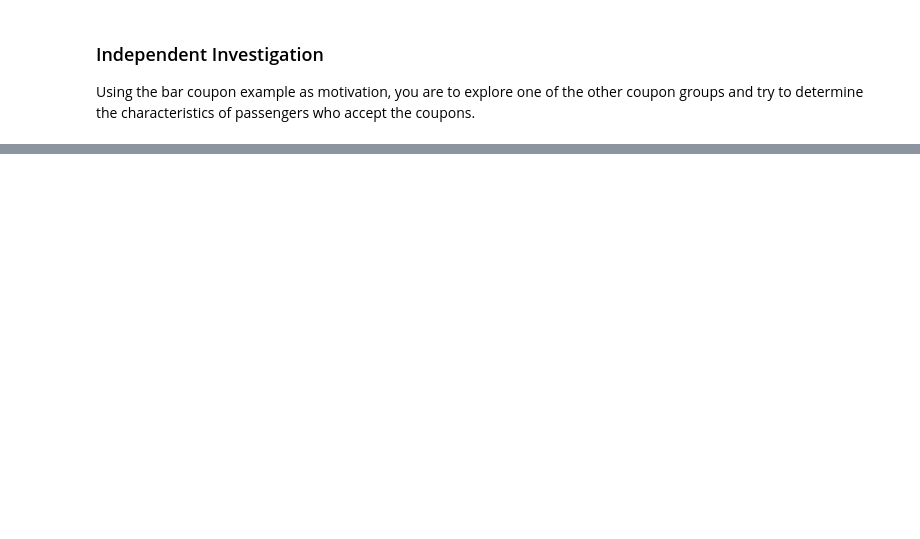
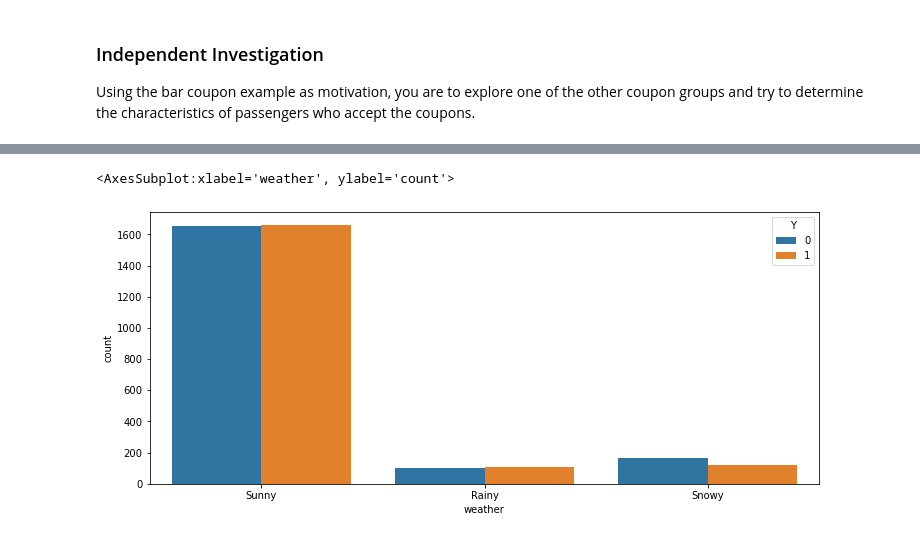
Before and after one commit to Hoomaaan/Coupon-Problem, a Jupyter notebook: Coupon Acceptance.ipynb, the cells around one changed output, grey strips where cells are left out. Drawn from its saved outputs; the diff is of its cells as text; code cells hidden in the pictures; blank space fills up the shorter version.

Commit message:
Checkpoint for coffee house explorations

```diff
--- a/Coupon Acceptance.ipynb
+++ b/Coupon Acceptance.ipynb
@@ -393,0 +409,3 @@ Using the bar coupon example as motivation, you are to explore one of the other
+# %%
+coffee_house_df = data[data['coupon'] == 'Coffee House']
+coffee_house_df.head()
@@ -393,0 +437,6 @@ Using the bar coupon example as motivation, you are to explore one of the other
+# %%
+plt.figure(figsize=(12, 5))
+sns.countplot(data=coffee_house_df, x='weather', hue='Y')
+# %% [output]
+<AxesSubplot:xlabel='weather', ylabel='count'>
+[figure, added]
```
Also changed, not shown: parts of 19 cells of this notebook.
